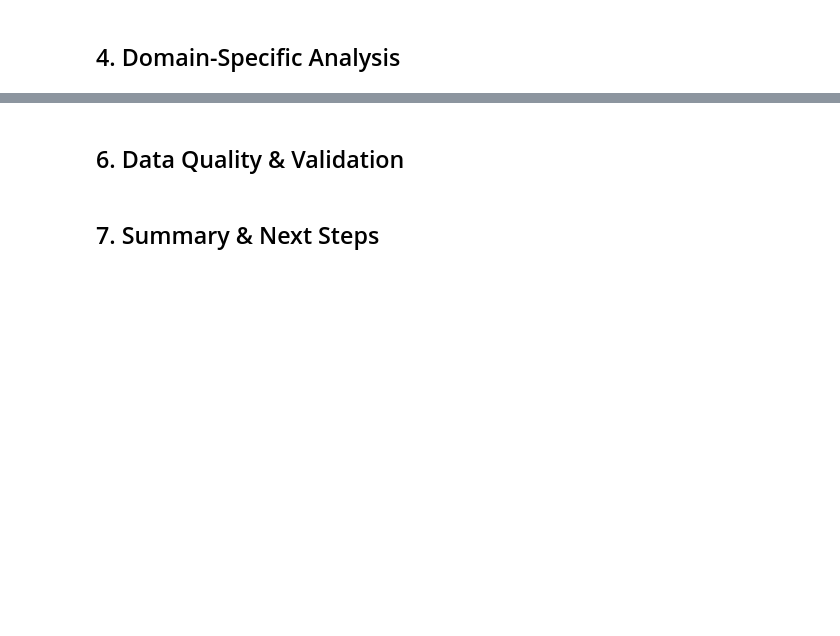
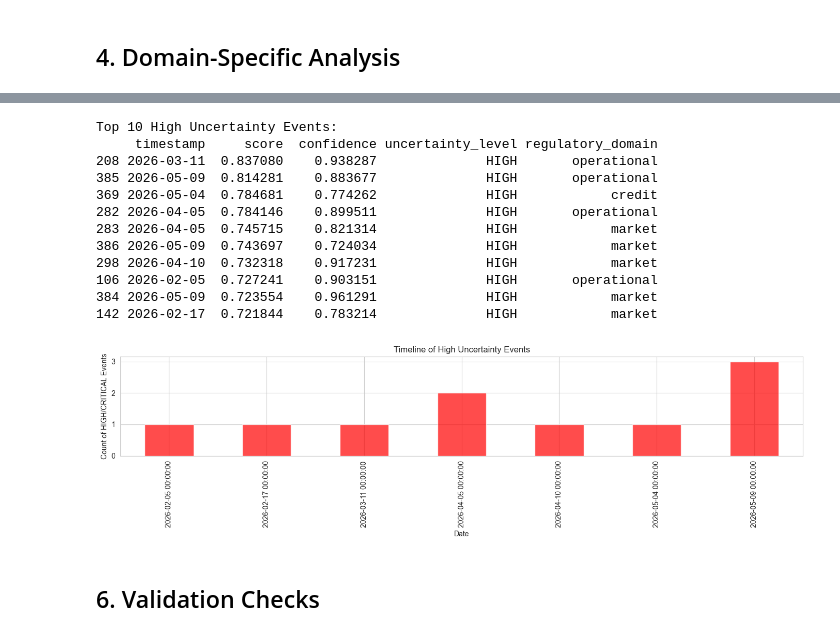
Before and after one commit to Yuri-Fernando/TRINITY, a Jupyter notebook: notebooks/exploratory_analysis.ipynb, the cells around one changed output, grey strips where cells are left out. Drawn from its saved outputs; the diff is of its cells as text; code cells hidden in the pictures; blank space fills up the shorter version.

```diff
--- a/notebooks/exploratory_analysis.ipynb
+++ b/notebooks/exploratory_analysis.ipynb
@@ -269,22 +189,34 @@ print(df_scores.groupby('regulatory_domain').agg({
 # %%
 # Top HIGH/CRITICAL documents
-high_uncertainty = df_scores[df_scores['uncertainty_level'].isin(['HIGH', 'CRITICAL'])].copy()
+high_uncertainty = df[df['uncertainty_level'].isin(['HIGH', 'CRITICAL'])].copy()
 high_uncertainty = high_uncertainty.nlargest(10, 'score')
 
-print("Top 10 High Uncertainty Chunks:")
-print(high_uncertainty[['chunk_id', 'score', 'confidence', 'uncertainty_level', 'regulatory_domain']].to_string())
+print("Top 10 High Uncertainty Events:")
+print(high_uncertainty[['timestamp', 'score', 'confidence', 'uncertainty_level', 'regulatory_domain']].to_string())
 
-# Signals analysis
-print(f"\nTotal chunks with signals: {df_scores[df_scores['signals'].str.len() > 0].shape[0]}")
+# Timeline of HIGH+ events
+high_timeline = high_uncertainty.groupby('timestamp').size()
 
-# Chart
-fig, ax = plt.subplots(figsize=(12, 5))
-high_by_domain = high_uncertainty['regulatory_domain'].value_counts()
-high_by_domain.plot(kind='barh', ax=ax, color='red', alpha=0.7)
-ax.set_title('High Uncertainty Chunks by Domain')
-ax.set_xlabel('Count')
+fig, ax = plt.subplots(figsize=(14, 4))
+high_timeline.plot(kind='bar', ax=ax, color='red', alpha=0.7)
+ax.set_title('Timeline of High Uncertainty Events')
+ax.set_xlabel('Date')
+ax.set_ylabel('Count of HIGH/CRITICAL Events')
 plt.tight_layout()
-plt.savefig('../data/processed/high_uncertainty_by_domain.png', dpi=150, bbox_inches='tight')
 plt.show()
+# %% [output]
+Top 10 High Uncertainty Events:
+     timestamp     score  confidence uncertainty_level regulatory_domain
+208 2026-03-11  0.837080    0.938287              HIGH       operational
+385 2026-05-09  0.814281    0.883677              HIGH       operational
+369 2026-05-04  0.784681    0.774262              HIGH            credit
+282 2026-04-05  0.784146    0.899511              HIGH       operational
+283 2026-04-05  0.745715    0.821314              HIGH            market
+386 2026-05-09  0.743697    0.724034              HIGH            market
+298 2026-04-10  0.732318    0.917231              HIGH            market
+106 2026-02-05  0.727241    0.903151              HIGH       operational
+384 2026-05-09  0.723554    0.961291              HIGH            market
+142 2026-02-17  0.721844    0.783214              HIGH            market
+[figure, added]
 # %% [markdown]
-## 6. Data Quality & Validation
+## 6. Validation Checks
@@ -318,2 +222,0 @@ print(f"\n✓ All validation checks passed!")
-# %% [markdown]
-## 7. Summary & Next Steps
```
Also changed, not shown: parts of 21 cells of this notebook, 3 other files.
